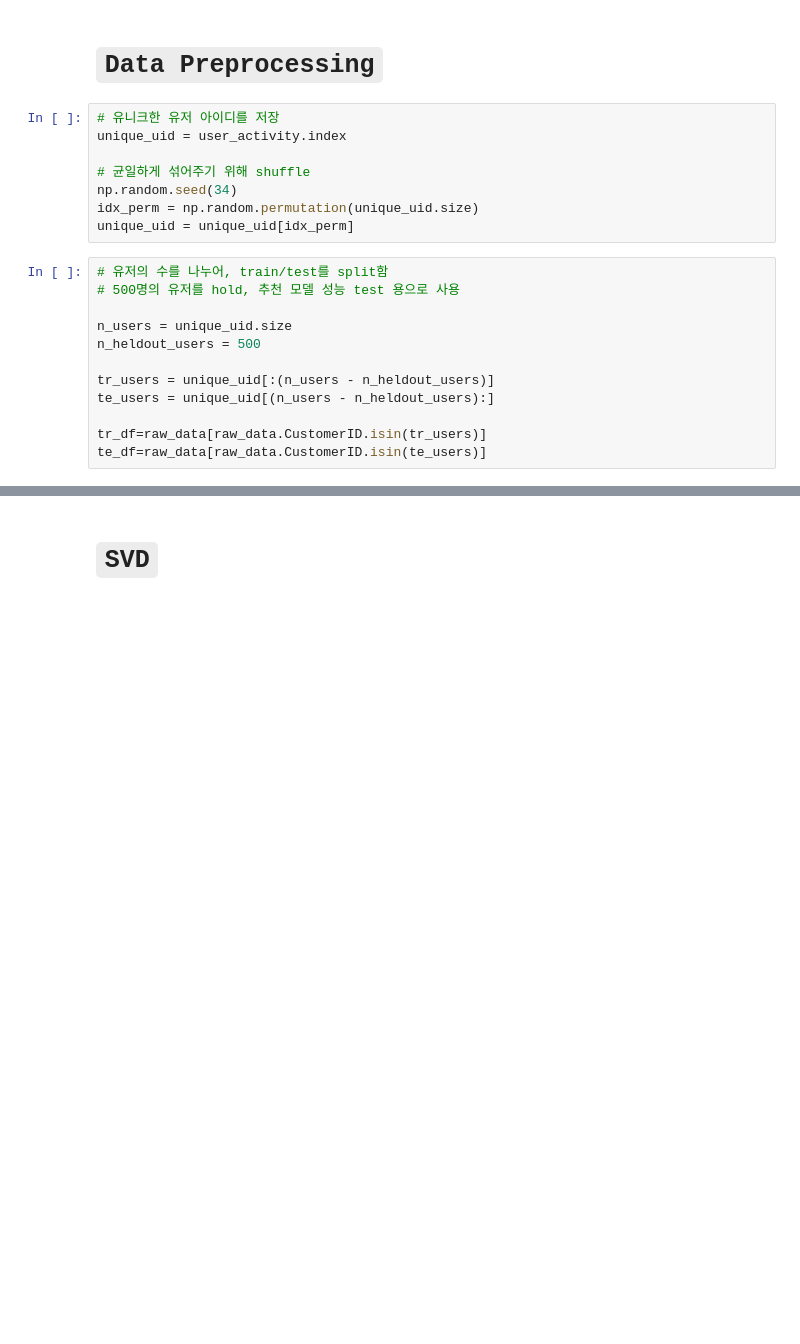
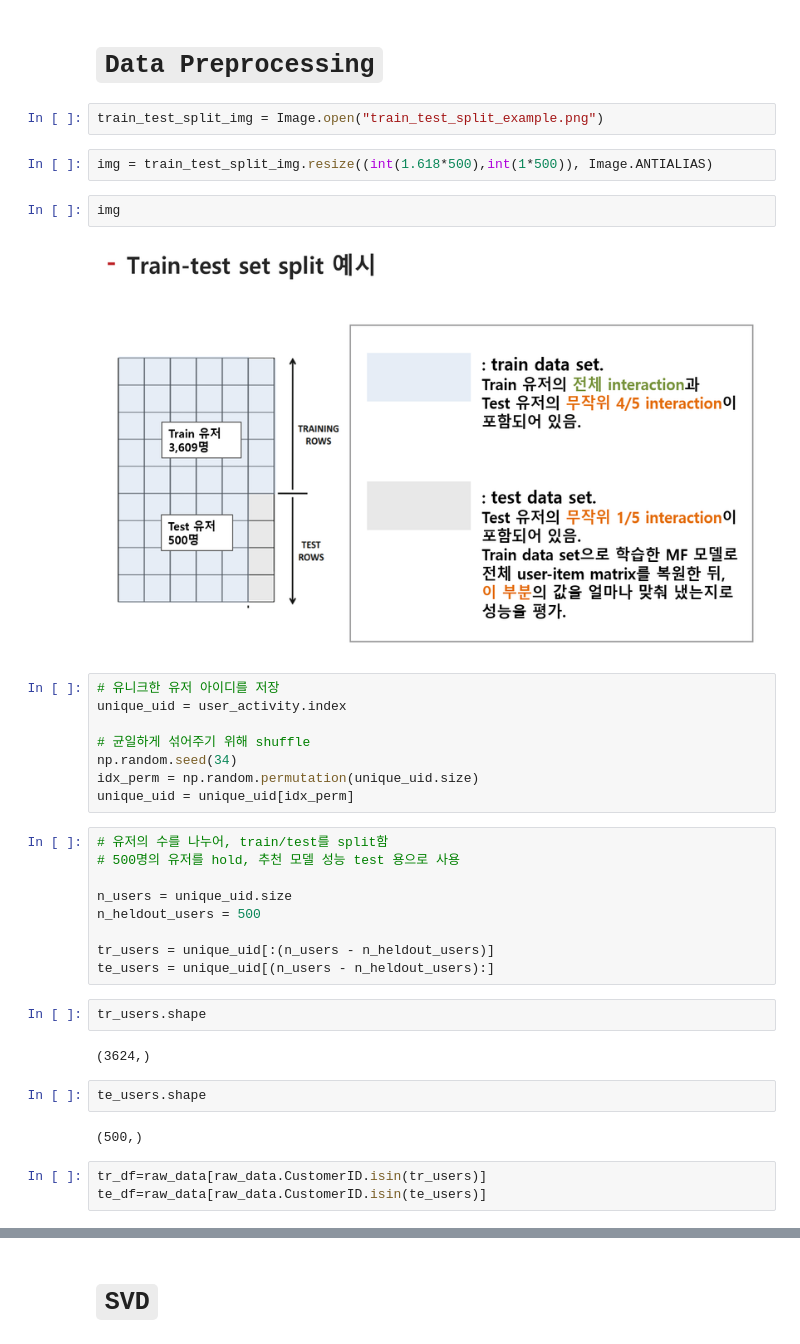
Before and after one commit to myeonghak/Recsys_MF_example, a Jupyter notebook: Matrix_Factorization.ipynb, the cells around one changed output, grey strips where cells are left out. Saved outputs shown, nothing was run; the diff lists cells and outputs as text; blank space fills up the shorter version.

Commit message:
added visual illustration

```diff
--- a/Matrix_Factorization.ipynb
+++ b/Matrix_Factorization.ipynb
@@ -55,5 +62,13 @@ After filtering, there are 396121 buying events from 4109 users and 3301 items (
 # %% [markdown]
 # `Data Preprocessing`
+# %%
+train_test_split_img = Image.open("train_test_split_example.png")
+# %%
+img = train_test_split_img.resize((int(1.618*500),int(1*500)), Image.ANTIALIAS)
+# %%
+img
+# %% [output]
+[figure, added]
 # %%
 # 유니크한 유저 아이디를 저장
 unique_uid = user_activity.index
@@ -71,6 +86,14 @@ n_heldout_users = 500
 
 tr_users = unique_uid[:(n_users - n_heldout_users)]
 te_users = unique_uid[(n_users - n_heldout_users):]
-
-tr_df=raw_data[raw_data.CustomerID.isin(tr_users)]
-te_df=raw_data[raw_data.CustomerID.isin(te_users)]
+# %%
+tr_users.shape
+# %% [output]
+(3624,)
+# %%
+te_users.shape
+# %% [output]
+(500,)
+# %%
+tr_df=raw_data[raw_data.CustomerID.isin(tr_users)]
+te_df=raw_data[raw_data.CustomerID.isin(te_users)]
```
Also changed, not shown: parts of 24 cells of this notebook, 2 other files.
